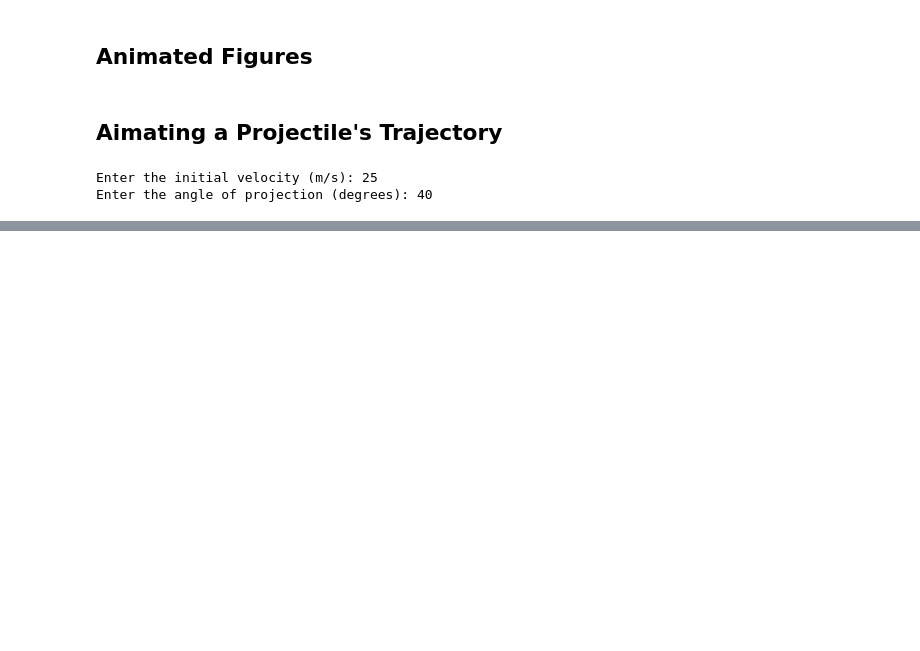
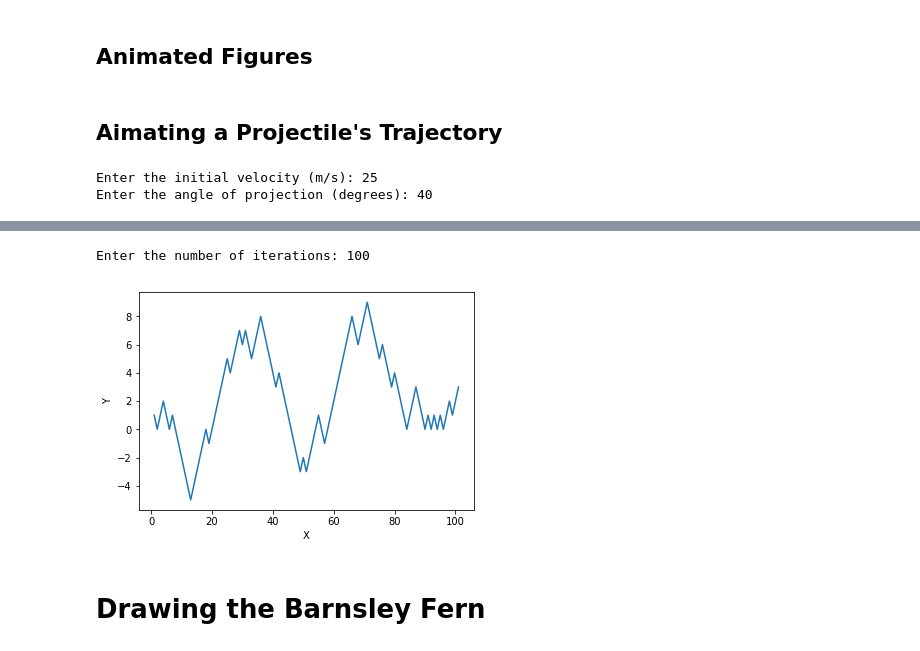
Before and after one commit to bakunobu/Help, a Jupyter notebook: Geometric Shapes and Fractals.ipynb, the cells around one changed output, grey strips where cells are left out. Saved outputs shown, nothing was run; the diff lists cells and outputs as text; code cells hidden in the pictures; blank space fills up the shorter version.

```diff
--- a/Geometric Shapes and Fractals.ipynb
+++ b/Geometric Shapes and Fractals.ipynb
@@ -139,0 +155,39 @@ Enter the angle of projection (degrees): 40
+# %%
+def transformation_1(p):
+    x = p[0]
+    y = p[1]
+    return x + 1, y - 1
+# %%
+def transformation_2(p):
+    x = p[0]
+    y = p[1]
+    return x + 1, y + 1
+# %%
+def transform(p):
+    transformations = [transformation_1, transformation_2]
+    t = random.choice(transformations)
+    x, y = t(p)
+    return x, y
+# %%
+def build_trajectory(p, n):
+    x = [p[0]]
+    y = [p[1]]
+    for i in range(n):
+        p = transform(p)
+        x.append(p[0])
+        y.append(p[1])
+    return x, y
+# %%
+if __name__ == '__main__':
+    p = (1, 1)
+    n = int(input('Enter the number of iterations: '))
+    x, y = build_trajectory(p, n)
+    plt.plot(x, y)
+    plt.xlabel('X')
+    plt.ylabel('Y')
+    plt.show()
+# %% [output]
+Enter the number of iterations: 100
+[figure, added]
+# %% [markdown]
+# Drawing the Barnsley Fern
```
Also changed, not shown: parts of 12 cells of this notebook.
